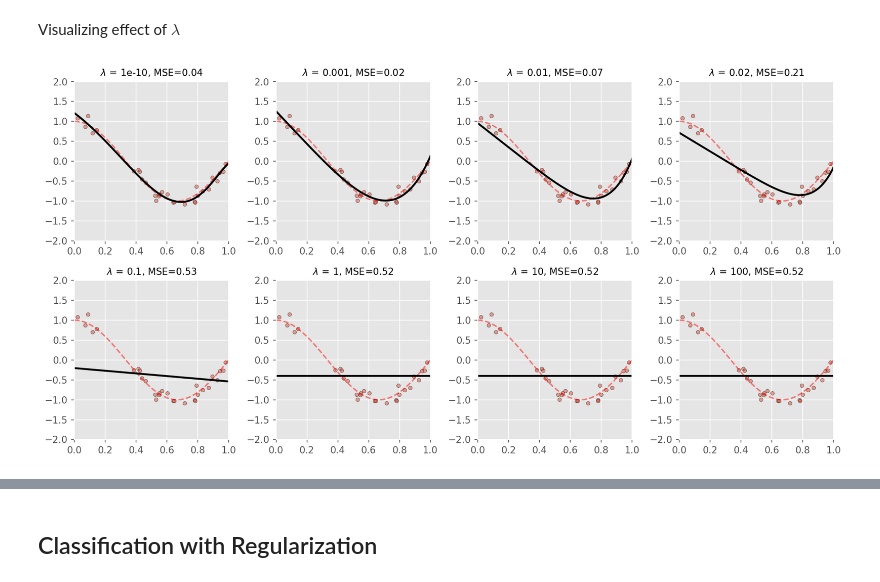
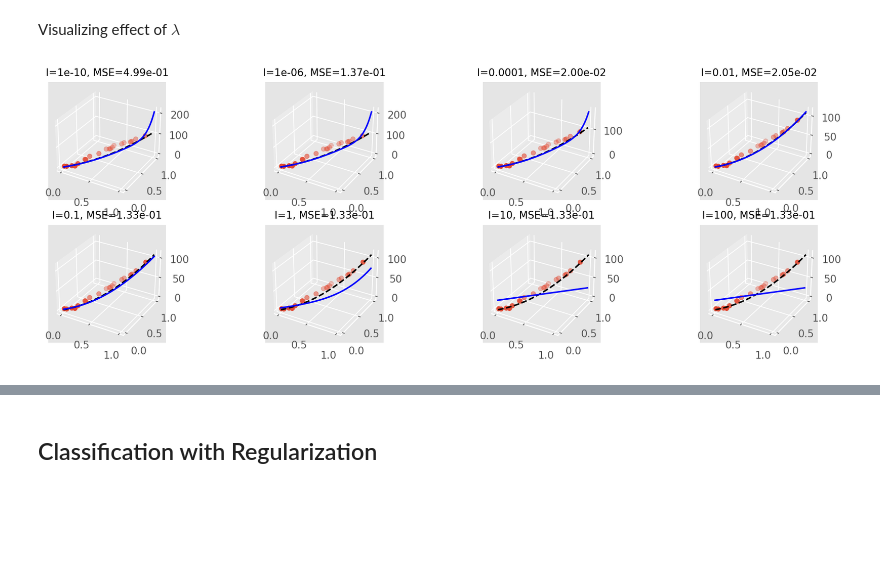
Before and after one commit to MORTAZAD66/ML_Practice, a Jupyter notebook: Linear Models/Logestic Linear Regression/5-Regularization-Demo.ipynb, the cells around one changed output, grey strips where cells are left out. Saved outputs shown, nothing was run; the diff lists cells and outputs as text; code cells hidden in the pictures; blank space fills up the shorter version.

```diff
--- a/Linear Models/Logestic Linear Regression/5-Regularization-Demo.ipynb
+++ b/Linear Models/Logestic Linear Regression/5-Regularization-Demo.ipynb
@@ -39,7 +39,7 @@ def generate_data(n_samples=30):
     z = f(x,y) + 1.0 * np.random.randn(n_samples)
     return x, y, z
 # %%
-x, y, z = generate_data(200)
+x, y, z = generate_data(20)
 
 xy = np.zeros((len(x),2))
 xy[:,0]=x.ravel()
@@ -85,6 +85,7 @@ for d in degrees:
     ax.plot(x_test, y_test, f(x_test,y_test), 'r--', label="Target")
     ax.scatter(x, y, z, 'g', label="Samples")
     ax.plot(x_test, y_test, model.predict(xy_test), 'b', label="Predicted")
+    plt.legend('TSP')
     plt.title("d={}, MSE={:.2e}".format(d, -scores.mean()), fontsize=10)
 
 plt.show()
@@ -131,7 +132,7 @@ for d in degrees:
     xy_test[:,0] = x_test.ravel()
     xy_test[:,1] = y_test.ravel()
 
-    ax.plot(x_test, y_test, f(x_test,y_test), 'r--', label="Target")
+    ax.plot(x_test, y_test, f(x_test,y_test), 'k--', label="Target")
     ax.scatter(x, y, z, 'g', label="Samples")
     ax.plot(x_test, y_test, model.predict(xy_test), 'b', label="Predicted")
     plt.title("d={}, MSE={:.2e}".format(d, -scores.mean()), fontsize=10)
@@ -206,7 +216,7 @@ def fit_poly_L1_reg(degree=1, lmbda=1.0):
     model = Pipeline([("poly", polynomial_features), ("l1_reg", l1_regression)])
 
     # create and fit the model
-    model.fit(x[:, None], y)
+    model.fit(xy, z)
     return model
 # %%
 lmbda = 1e-2
@@ -239,27 +251,28 @@ plot_coef(model.steps[1][1].coef_)
 # %% [markdown]
 Visualizing effect of $\lambda$
 # %%
-lmbdas = [1e-10, 1e-3, 1e-2, 2e-2, 1e-1, 1, 10, 100]
+lmbdas = [1e-10, 1e-6, 1e-4, 1e-2, 1e-1, 1, 10, 100]
 
-plt.figure()
-
-for lmbda in lmbdas:
-    model = fit_poly_L1_reg(degree=15, lmbda=lmbda)
-
-    # plot data and model
+fig = plt.figure()
+for l in lmbdas:
+    model = fit_poly_L1_reg(15, l)
     scores = cross_val_score(model, x[:, None], y, scoring="neg_mean_squared_error", cv=10)
 
     # plot data and model
-    plt.subplot(2, 4, lmbdas.index(lmbda) + 1)
+    ax = fig.add_subplot(3, 4, lmbdas.index(l) + 1, projection='3d')
     plt.tight_layout()
+
     x_test = np.linspace(0, 1, 100)
-    plt.plot(x_test, f(x_test), 'r--', label="Target", alpha=0.5)
-    plt.scatter(x, y, s=15, edgecolor='k', alpha=0.5, label="Samples")
-    plt.plot(x_test, model.predict(x_test[:, None]), 'k', lw=2, label="Predicted")
-    plt.xlim((0, 1))
-    plt.ylim((-2, 2))
-    plt.title("$\lambda$ = {}, MSE={:.2f}".format(lmbda, -scores.mean()), fontsize=10)
+    y_test = np.linspace(0, 1, 100)
+    xy_test = np.zeros((len(x_test), 2))
+    xy_test[:,0] = x_test.ravel()
+    xy_test[:,1] = y_test.ravel()
+
+    ax.plot(x_test, y_test, f(x_test,y_test), 'k--', label="Target")
+    ax.scatter(x, y, z, 'g', label="Samples")
+    ax.plot(x_test, y_test, model.predict(xy_test), 'b', label="Predicted")
+    plt.title("l={}, MSE={:.2e}".format(l, -scores.mean()), fontsize=10)
 
 plt.show()
 # %% [output]
-[figure, old version]
+[figure, new version]
```
Also changed, not shown: parts of 13 cells of this notebook.
